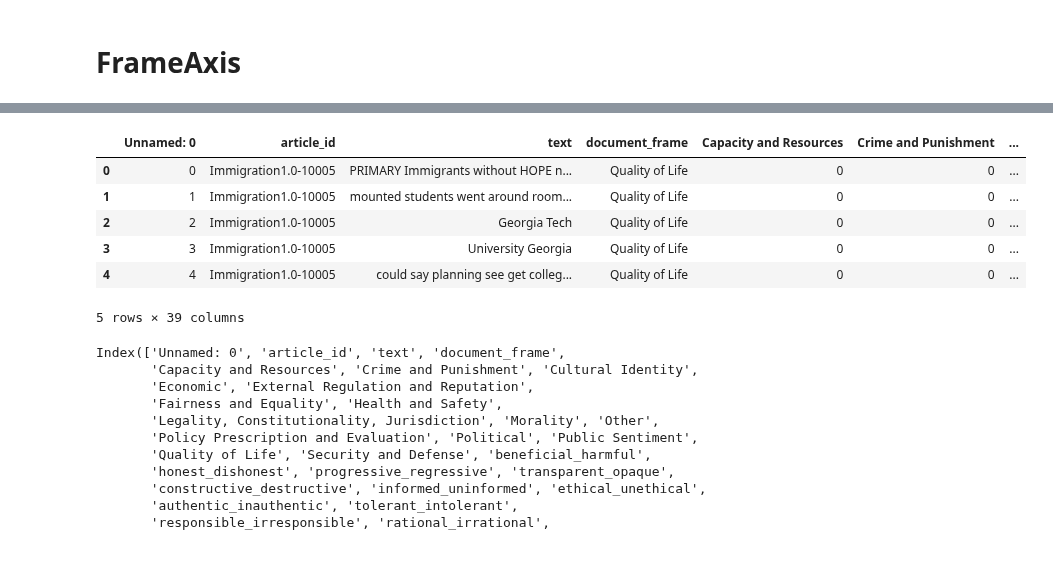
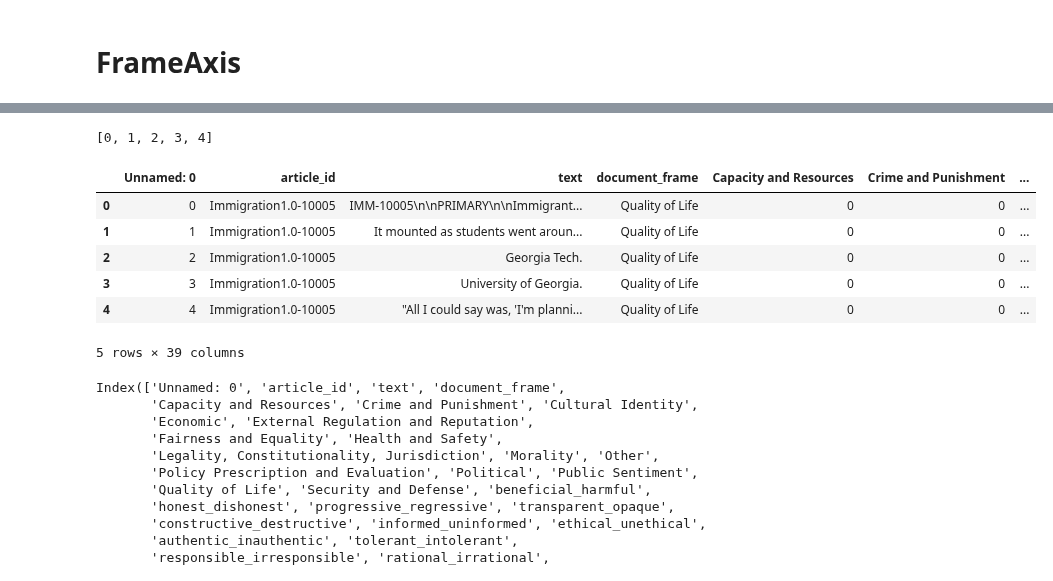
Before and after one commit to elianderlohr/muse-dlf, a Jupyter notebook: notebooks/mfc/frameaxis-prepare.ipynb, the cells around one changed output, grey strips where cells are left out. Saved outputs shown, nothing was run; the diff lists cells and outputs as text; code cells hidden in the pictures.

```diff
--- a/notebooks/mfc/frameaxis-prepare.ipynb
+++ b/notebooks/mfc/frameaxis-prepare.ipynb
@@ -287,17 +305,21 @@ frameaxis_df.to_csv("data/mfc/frameaxis_df_chunk1.csv")
+# %%
+list(range(0, 5))
+# %% [output]
+[0, 1, 2, 3, 4]
 # %%
 import pandas as pd
 
 # read frameaxis_df_chunk{n}.csv where n in {1,2,3,4,5} into a dataframe and concat to one dataframe
-frameaxis_df = pd.concat([pd.read_csv(f"data/mfc/frameaxis_df_chunk{n}.csv") for n in range(1, 6)])
+frameaxis_df = pd.concat([pd.read_csv(f"frameaxis_df_chunk_{n}.csv") for n in range(0, 5)])
 
 frameaxis_df.head()
 # %% [output]
 |  | Unnamed: 0 | article_id | text | document_frame | Capacity and Resources | Crime and Punishment | ... |
-| 0 | 0 | Immigration1.0-10005 | PRIMARY Immigrants without HOPE n... | Quality of Life | 0 | 0 | ... |
-| 1 | 1 | Immigration1.0-10005 | mounted students went around room... | Quality of Life | 0 | 0 | ... |
-| 2 | 2 | Immigration1.0-10005 | Georgia Tech | Quality of Life | 0 | 0 | ... |
-| 3 | 3 | Immigration1.0-10005 | University Georgia | Quality of Life | 0 | 0 | ... |
-| 4 | 4 | Immigration1.0-10005 | could say planning see get colleg... | Quality of Life | 0 | 0 | ... |
+| 0 | 0 | Immigration1.0-10005 | IMM-10005\n\nPRIMARY\n\nImmigrant... | Quality of Life | 0 | 0 | ... |
+| 1 | 1 | Immigration1.0-10005 | It mounted as students went aroun... | Quality of Life | 0 | 0 | ... |
+| 2 | 2 | Immigration1.0-10005 | Georgia Tech. | Quality of Life | 0 | 0 | ... |
+| 3 | 3 | Immigration1.0-10005 | University of Georgia. | Quality of Life | 0 | 0 | ... |
+| 4 | 4 | Immigration1.0-10005 | "All I could say was, 'I'm planni... | Quality of Life | 0 | 0 | ... |
 5 rows × 39 columns
 # %%
 frameaxis_df.columns
```
Also changed, not shown: parts of 15 cells of this notebook, 6 other files.
